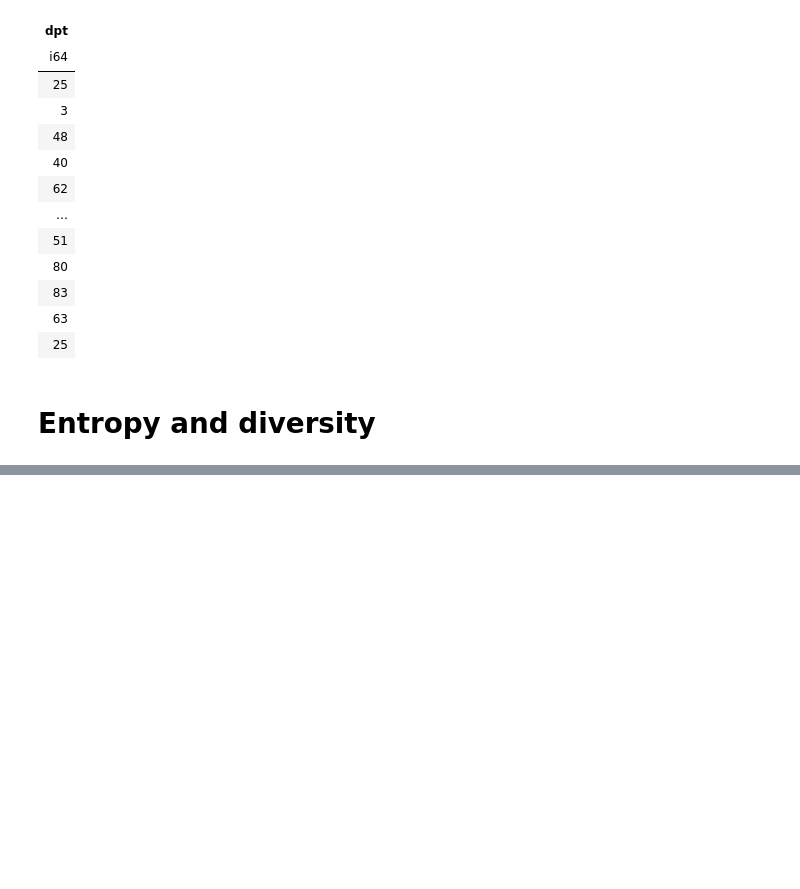
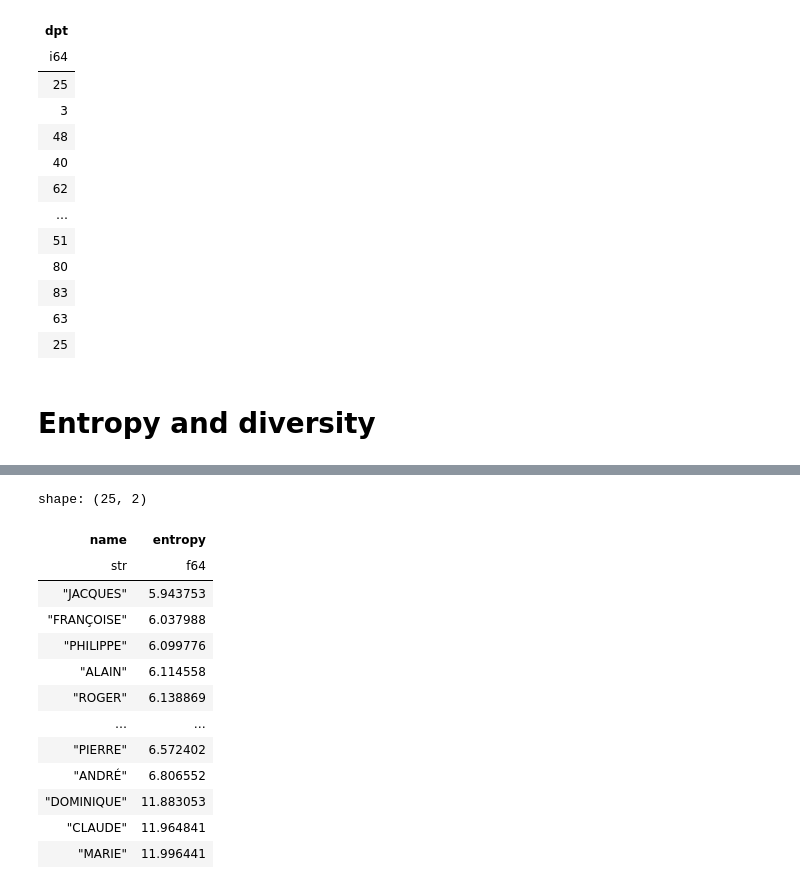
Before and after one commit to Keybby/igr-baby-names, a Jupyter notebook: exploration_altair.ipynb, the cells around one changed output, grey strips where cells are left out. Cells and saved outputs as stored; diff of their text form; code cells hidden in the pictures; blank space fills up the shorter version.

```diff
--- a/exploration_altair.ipynb
+++ b/exploration_altair.ipynb
@@ -156,0 +179,23 @@ NameError: name 'df' is not defined
+# %%
+name_dpt_sexe.with_columns(
+     (
+         pl.col("count").sum().over("name", "dpt") / pl.col("count").sum().over("name")
+     ).alias("prob")
+).group_by("name").agg(
+    (-pl.col("prob").log(2)*pl.col("prob")).sum().alias("entropy")
+).sort("entropy")
+# %% [output]
+shape: (25, 2)
+| name | entropy |
+| str | f64 |
+| "JACQUES" | 5.943753 |
+| "FRANÇOISE" | 6.037988 |
+| "PHILIPPE" | 6.099776 |
+| "ALAIN" | 6.114558 |
+| "ROGER" | 6.138869 |
+| … | … |
+| "PIERRE" | 6.572402 |
+| "ANDRÉ" | 6.806552 |
+| "DOMINIQUE" | 11.883053 |
+| "CLAUDE" | 11.964841 |
+| "MARIE" | 11.996441 |
```
Also changed, not shown: parts of 3 cells of this notebook.
